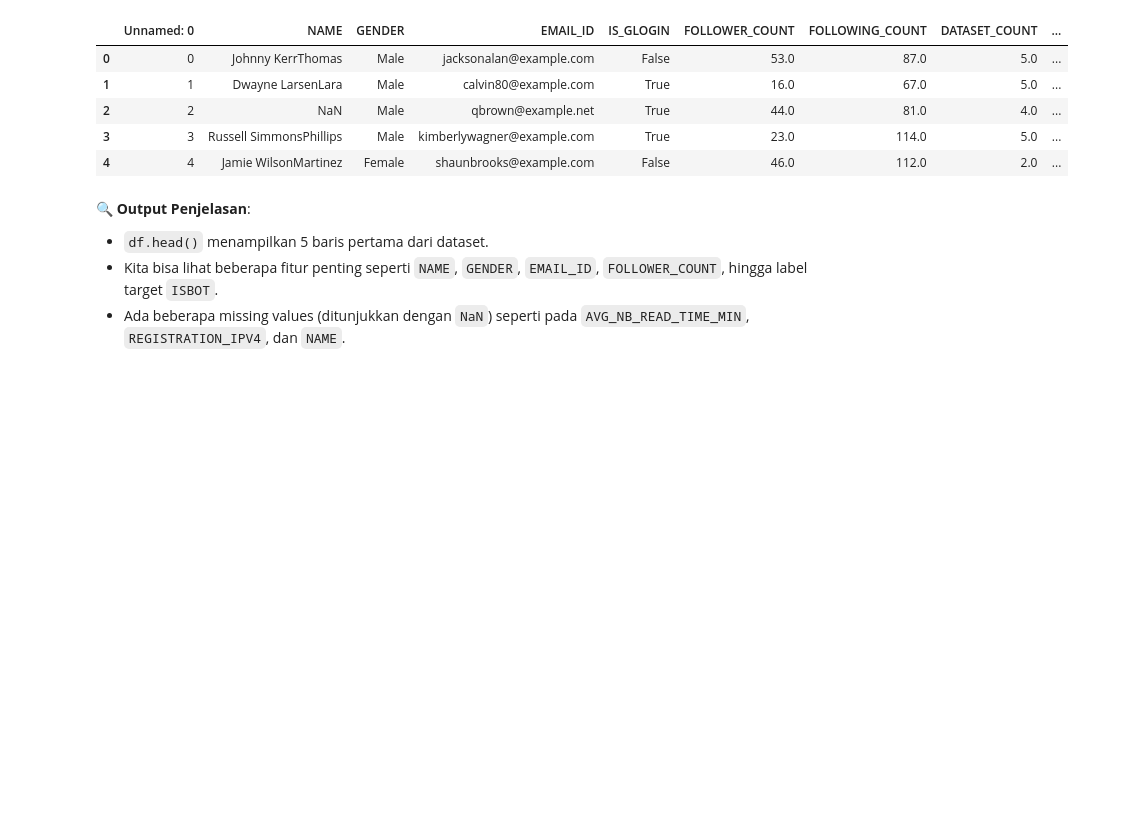
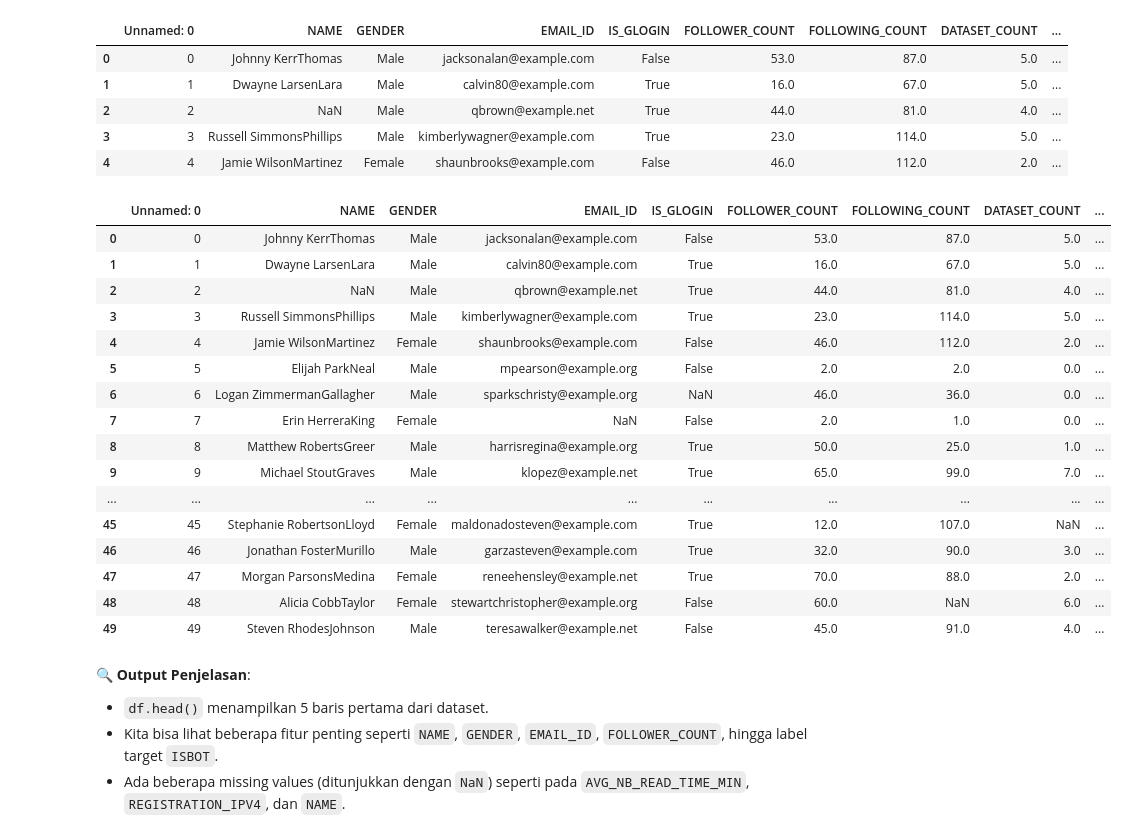
Before and after one commit to Hidayattt24/UTS-PRAKTIKUM-ML, a Jupyter notebook: notebook.ipynb, the cells around one changed output. Saved outputs shown, nothing was run; the diff lists cells and outputs as text; code cells hidden in the pictures; blank space fills up the shorter version.

```diff
--- a/notebook.ipynb
+++ b/notebook.ipynb
@@ -55,6 +55,26 @@ df.head()
 | 2 | 2 | NaN | Male | qbrown@example.net | True | 44.0 | 81.0 | 4.0 | ... |
 | 3 | 3 | Russell SimmonsPhillips | Male | kimberlywagner@example.com | True | 23.0 | 114.0 | 5.0 | ... |
 | 4 | 4 | Jamie WilsonMartinez | Female | shaunbrooks@example.com | False | 46.0 | 112.0 | 2.0 | ... |
+# %%
+df.head(50)
+# %% [output]
+|  | Unnamed: 0 | NAME | GENDER | EMAIL_ID | IS_GLOGIN | FOLLOWER_COUNT | FOLLOWING_COUNT | DATASET_COUNT | ... |
+| 0 | 0 | Johnny KerrThomas | Male | jacksonalan@example.com | False | 53.0 | 87.0 | 5.0 | ... |
+| 1 | 1 | Dwayne LarsenLara | Male | calvin80@example.com | True | 16.0 | 67.0 | 5.0 | ... |
+| 2 | 2 | NaN | Male | qbrown@example.net | True | 44.0 | 81.0 | 4.0 | ... |
+| 3 | 3 | Russell SimmonsPhillips | Male | kimberlywagner@example.com | True | 23.0 | 114.0 | 5.0 | ... |
+| 4 | 4 | Jamie WilsonMartinez | Female | shaunbrooks@example.com | False | 46.0 | 112.0 | 2.0 | ... |
+| 5 | 5 | Elijah ParkNeal | Male | mpearson@example.org | False | 2.0 | 2.0 | 0.0 | ... |
+| 6 | 6 | Logan ZimmermanGallagher | Male | sparkschristy@example.org | NaN | 46.0 | 36.0 | 0.0 | ... |
+| 7 | 7 | Erin HerreraKing | Female | NaN | False | 2.0 | 1.0 | 0.0 | ... |
+| 8 | 8 | Matthew RobertsGreer | Male | harrisregina@example.org | True | 50.0 | 25.0 | 1.0 | ... |
+| 9 | 9 | Michael StoutGraves | Male | klopez@example.net | True | 65.0 | 99.0 | 7.0 | ... |
+| ... | ... | ... | ... | ... | ... | ... | ... | ... | ... |
+| 45 | 45 | Stephanie RobertsonLloyd | Female | maldonadosteven@example.com | True | 12.0 | 107.0 | NaN | ... |
+| 46 | 46 | Jonathan FosterMurillo | Male | garzasteven@example.com | True | 32.0 | 90.0 | 3.0 | ... |
+| 47 | 47 | Morgan ParsonsMedina | Female | reneehensley@example.net | True | 70.0 | 88.0 | 2.0 | ... |
+| 48 | 48 | Alicia CobbTaylor | Female | stewartchristopher@example.org | False | 60.0 | NaN | 6.0 | ... |
+| 49 | 49 | Steven RhodesJohnson | Male | teresawalker@example.net | False | 45.0 | 91.0 | 4.0 | ... |
 # %% [markdown]
 🔍 **Output Penjelasan**:
 - `df.head()` menampilkan 5 baris pertama dari dataset.
```
Also changed, not shown: 2 other files.
